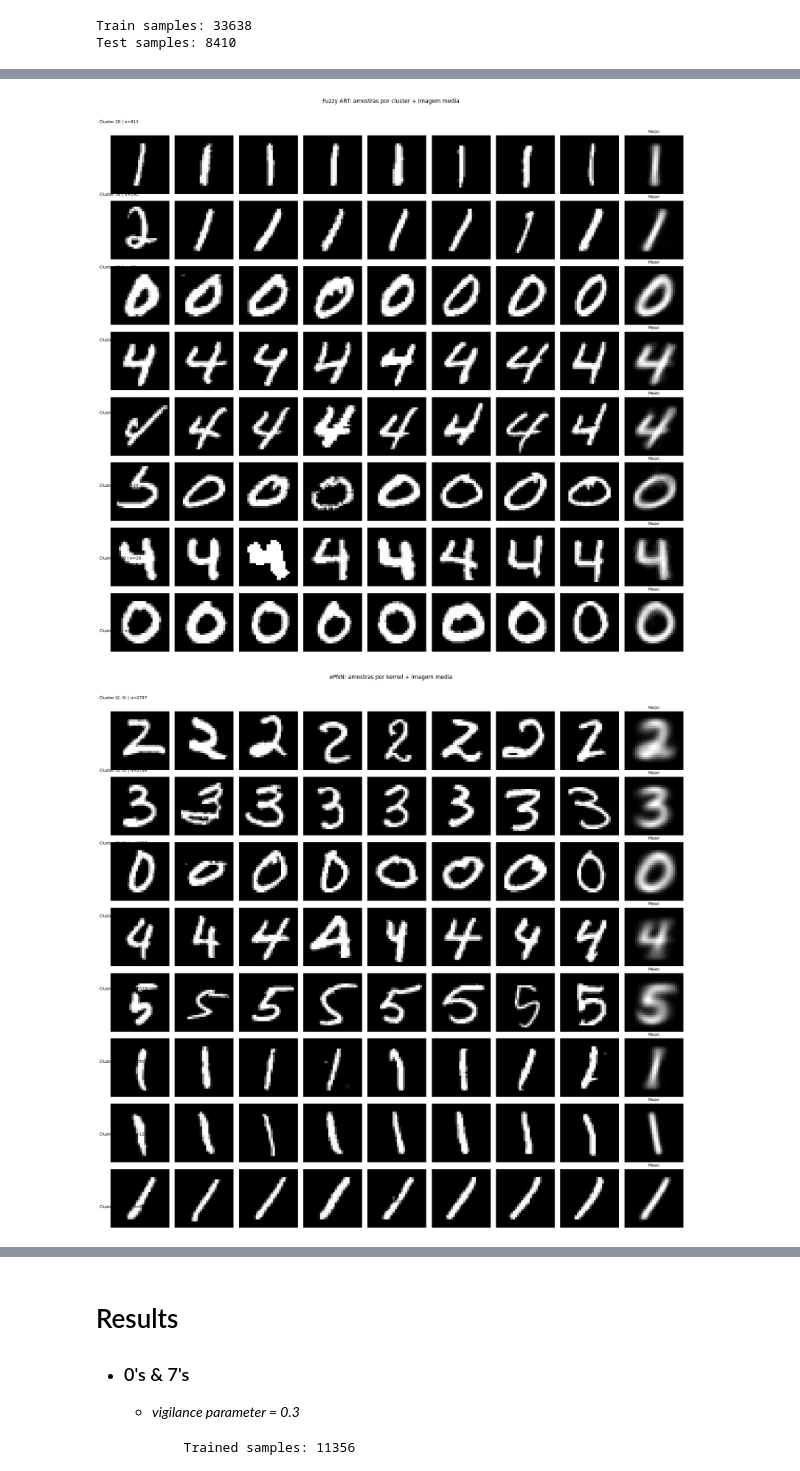
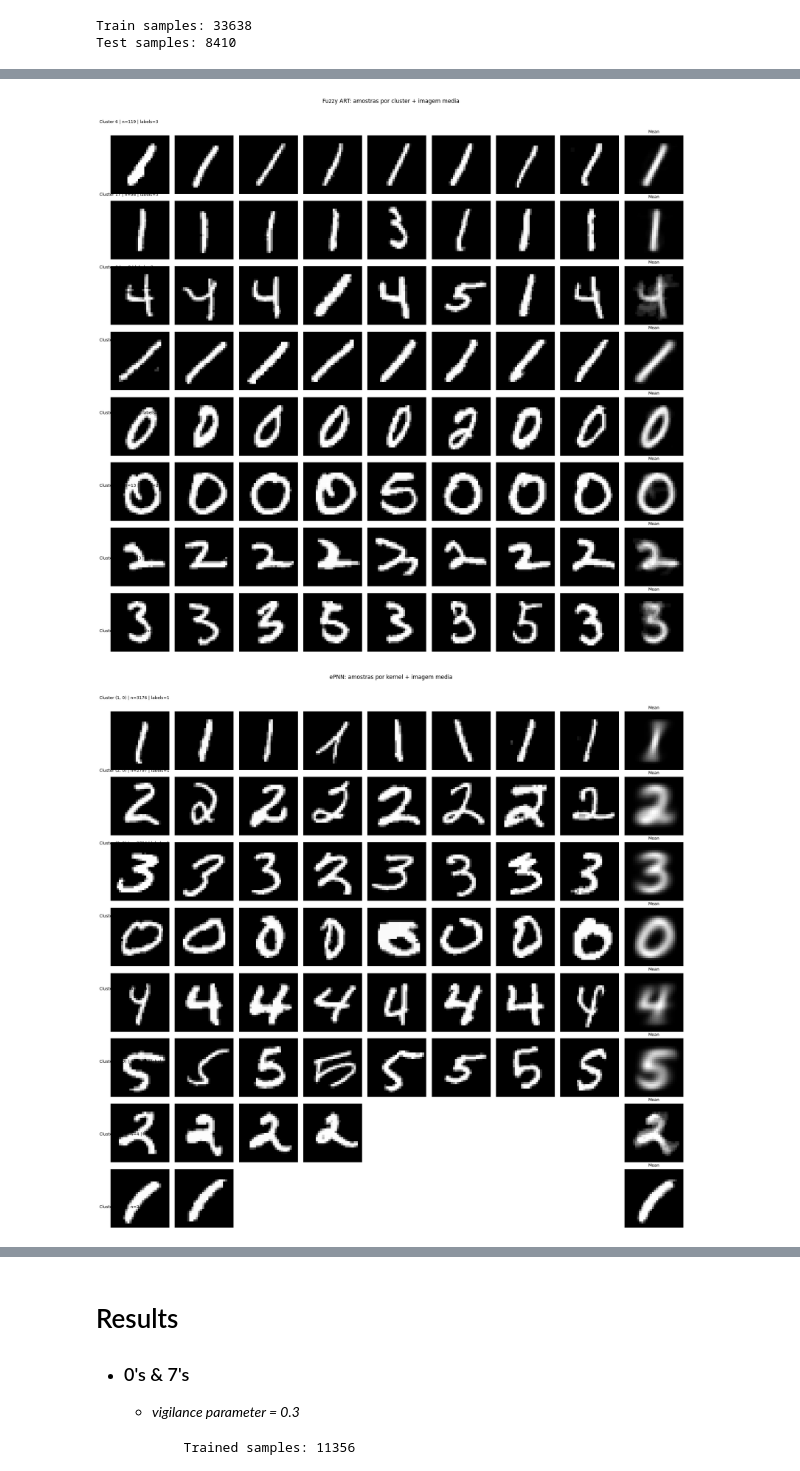
Before and after one commit to lsalatiel/art-epnn_neural-network-study, a Jupyter notebook: mnist_art.ipynb, the cells around one changed output, grey strips where cells are left out. Drawn from its saved outputs; the diff is of its cells as text; code cells hidden in the pictures.

```diff
--- a/mnist_art.ipynb
+++ b/mnist_art.ipynb
@@ -768,2 +749,19 @@ Mismatch at sample 129: expected 5, predicted 2
 ... (9 outputs left out)
+# %%
+from sklearn.decomposition import PCA
+from sklearn.preprocessing import StandardScaler
+
+# PCA + StandardScaler (epnn-test pipeline)
+n_components = 40
+pca = PCA(n_components=n_components, random_state=42)
+X_train_pca_1st_half = pca.fit_transform(X_train_1st_half)
+X_train_pca_2nd_half = pca.fit_transform(X_train_2nd_half)
+X_test_pca = pca.transform(X_test)
+explained = pca.explained_variance_ratio_.sum() * 100.0
+# print(f"PCA explained variance: {explained:.1f}%")
+
+scaler = StandardScaler()
+X_train_epnn_1st_half = scaler.fit_transform(X_train_pca_1st_half)
+X_train_epnn_2nd_half = scaler.fit_transform(X_train_pca_2nd_half)
+X_test_epnn = scaler.transform(X_test_pca)
 # %%
@@ -802,7 +840,7 @@ NameError: name 'X_train_1st_half' is not defined
 correct = 0
 total = len(X_test_epnn)
 for i in range(total):
-    pred = net.predict(X_test_epnn[i])
+    pred = net_epnn.predict(X_test_epnn[i])
     if pred == y_test[i]:
         correct += 1
 
@@ -813,7 +1063,8 @@ ePNN test accuracy: 87.73% (7378/8410)
 # %%
-def plot_clusters_with_mean(images, cluster_ids, title, max_clusters=8, samples_per_cluster=8):
+def plot_clusters_with_mean(images, cluster_ids, title, labels=None, max_clusters=8, samples_per_cluster=8):
     # Group indices by cluster id
     groups = {}
+    label_array = None if labels is None else np.asarray(labels)
     for i, cid in enumerate(cluster_ids):
         if cid is None:
             continue
@@ -825,16 +1076,23 @@ def plot_clusters_with_mean(images, cluster_ids, title, max_clusters=8, samples_
     if not groups:
         print(f"No clusters found for {title}.")
         return
-    # Sort clusters by size (descending)
-    sorted_clusters = sorted(groups.items(), key=lambda kv: len(kv[1]), reverse=True)
-    sorted_clusters = sorted_clusters[:max_clusters]
+    # Sort clusters by label diversity first, then by size
+    scored_clusters = []
+    for cid, idxs in groups.items():
+        idxs = np.array(idxs)
+        if label_array is None:
+            diversity = 0
+        else:
+            diversity = len(np.unique(label_array[idxs]))
+        scored_clusters.append((cid, idxs, diversity, len(idxs)))
+    scored_clusters.sort(key=lambda item: (-item[2], -item[3]))
+    scored_clusters = scored_clusters[:max_clusters]
     cols = samples_per_cluster + 1  # last column is the mean image
-    rows = len(sorted_clusters)
+    rows = len(scored_clusters)
     fig, axes = plt.subplots(rows, cols, figsize=(cols * 2.0, rows * 2.2))
     if rows == 1:
         axes = np.array([axes])
-    for row_idx, (cid, idxs) in enumerate(sorted_clusters):
-        idxs = np.array(idxs)
+    for row_idx, (cid, idxs, diversity, cluster_size) in enumerate(scored_clusters):
         n_show = min(samples_per_cluster, len(idxs))
         show_idx = np.random.choice(idxs, size=n_show, replace=False)
         # Plot sample images
@@ -850,7 +1108,11 @@ def plot_clusters_with_mean(images, cluster_ids, title, max_clusters=8, samples_
         ax_mean.imshow(mean_img, cmap="gray")
         ax_mean.set_title("Mean", fontsize=9)
         ax_mean.axis("off")
-        fig.text(0.01, (rows - row_idx - 0.5) / rows, f"Cluster {cid} | n={len(idxs)}", fontsize=9)
+        if label_array is None:
+            subtitle = f"Cluster {cid} | n={cluster_size}"
+        else:
+            subtitle = f"Cluster {cid} | n={cluster_size} | labels={diversity}"
+        fig.text(0.01, (rows - row_idx - 0.5) / rows, subtitle, fontsize=9)
     plt.suptitle(title, fontsize=12)
     plt.tight_layout(rect=[0.02, 0.02, 1, 0.95])
     plt.show()
@@ -862,35 +1124,37 @@ fuzzy_cluster_ids = cluster_assignments[:fuzzy_n]
 plot_clusters_with_mean(
     fuzzy_images,
     fuzzy_cluster_ids,
+    labels=y_train_1st_half[:fuzzy_n],
     title="Fuzzy ART: amostras por cluster + imagem media",
     max_clusters=8,
     samples_per_cluster=8,
 )
 
 # ---- ePNN kernels (cluster = (class_label, kernel_index)) ----
 def assign_epnn_kernels(net, X_epnn, y_labels):
     cluster_ids = []
     for i, x in enumerate(X_epnn):
         label = int(y_labels[i])
         gmm = net.gmms.get(label)
         if gmm is None or not gmm.kernels:
             cluster_ids.append(None)
             continue
         acts = [gmm._activation(x, k) * k.weight for k in gmm.kernels]
         k_idx = int(np.argmax(acts))
         cluster_ids.append((label, k_idx))
     return np.array(cluster_ids, dtype=object)
 
-epnn_n = len(X_train_epnn)
+epnn_n = len(X_train_epnn_1st_half)
 epnn_images = X_train_1st_half[:epnn_n]
-epnn_cluster_ids = assign_epnn_kernels(net, X_train_epnn, y_train_1st_half[:epnn_n])
+epnn_cluster_ids = assign_epnn_kernels(net_epnn, X_train_epnn_1st_half, y_train_1st_half[:epnn_n])
 plot_clusters_with_mean(
     epnn_images,
     epnn_cluster_ids,
+    labels=y_train_1st_half[:epnn_n],
     title="ePNN: amostras por kernel + imagem media",
     max_clusters=8,
     samples_per_cluster=8,
 )
 # %% [output]
-[figure, old version]
+[figure, new version]
-[figure, old version]
+[figure, new version]
```
Also changed, not shown: parts of 16 cells of this notebook.
